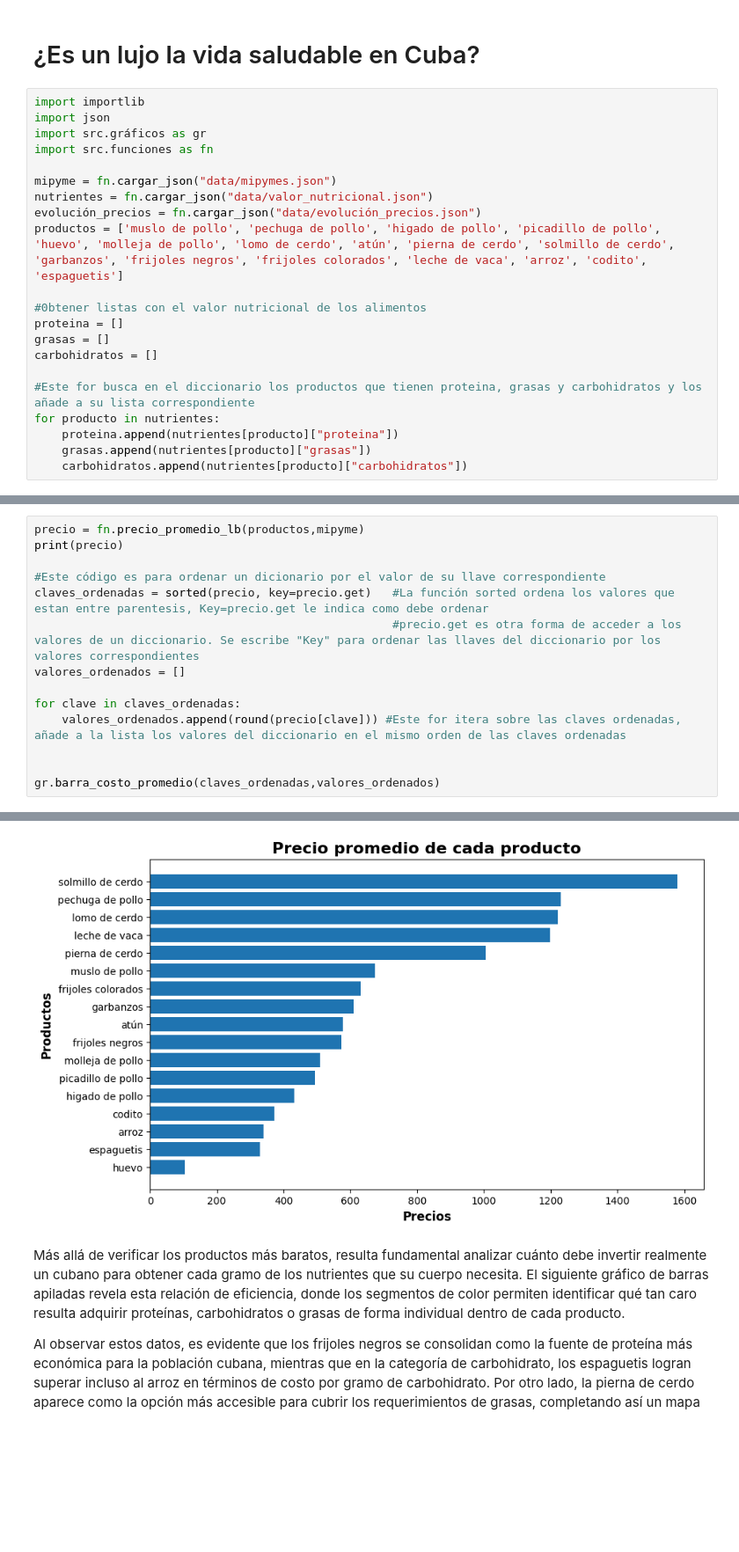
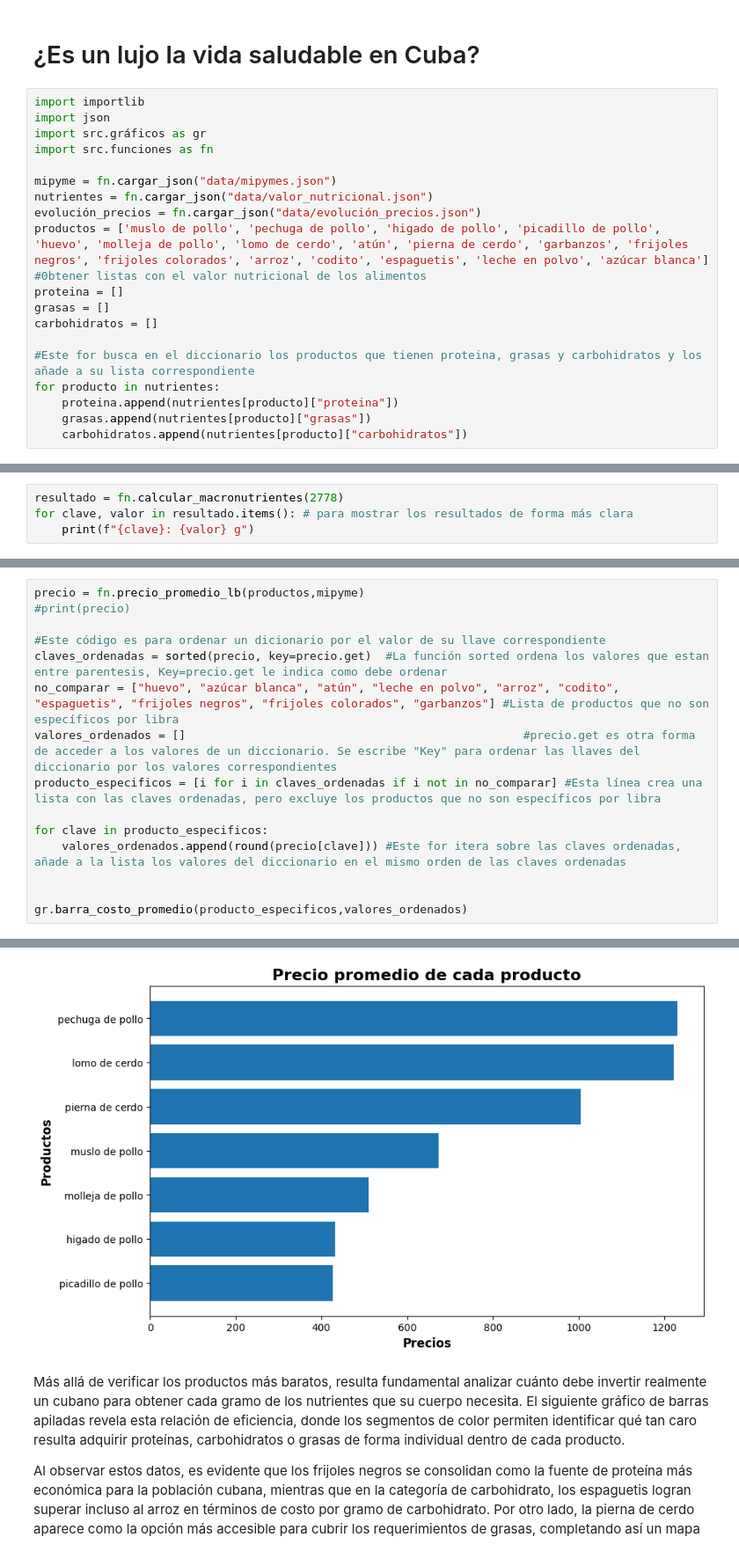
Before and after one commit to datascienceelias-png/proyecto_pipymes, a Jupyter notebook: analisis.ipynb, the cells around one changed output, grey strips where cells are left out. Shown at 88% size. Saved outputs shown, nothing was run; the diff lists cells and outputs as text; blank space fills up the shorter version.

```diff
--- a/analisis.ipynb
+++ b/analisis.ipynb
@@ -9,8 +9,7 @@ import src.funciones as fn
 mipyme = fn.cargar_json("data/mipymes.json")
 nutrientes = fn.cargar_json("data/valor_nutricional.json")
 evolución_precios = fn.cargar_json("data/evolución_precios.json")
-productos = ['muslo de pollo', 'pechuga de pollo', 'higado de pollo', 'picadillo de pollo', 'huevo', 'molleja de pollo', 'lomo de cerdo', 'atún', 'pierna de cerdo', 'solmillo de cerdo', 'garbanzos', 'frijoles negros', 'frijoles colorados', 'leche de vaca', 'arroz', 'codito', 'espaguetis']
-
+productos = ['muslo de pollo', 'pechuga de pollo', 'higado de pollo', 'picadillo de pollo', 'huevo', 'molleja de pollo', 'lomo de cerdo', 'atún', 'pierna de cerdo', 'garbanzos', 'frijoles negros', 'frijoles colorados', 'arroz', 'codito', 'espaguetis', 'leche en polvo', 'azúcar blanca']
 #0btener listas con el valor nutricional de los alimentos
 proteina = []
 grasas = []
@@ -82,0 +58,4 @@ proteinas: 65.0 g
+# %%
+resultado = fn.calcular_macronutrientes(2778)
+for clave, valor in resultado.items(): # para mostrar los resultados de forma más clara
+    print(f"{clave}: {valor} g")
@@ -90,15 +108,16 @@ Un dato revelador es la comparación entre carbohidratos: el espagueti resulta s
 # %%
 precio = fn.precio_promedio_lb(productos,mipyme)
-print(precio)
+#print(precio)
 
 #Este código es para ordenar un dicionario por el valor de su llave correspondiente
-claves_ordenadas = sorted(precio, key=precio.get)   #La función sorted ordena los valores que estan entre parentesis, Key=precio.get le indica como debe ordenar
-                                                    #precio.get es otra forma de acceder a los valores de un diccionario. Se escribe "Key" para ordenar las llaves del diccionario por los valores correspondientes
-valores_ordenados = []
+claves_ordenadas = sorted(precio, key=precio.get)  #La función sorted ordena los valores que estan entre parentesis, Key=precio.get le indica como debe ordenar
+no_comparar = ["huevo", "azúcar blanca", "atún", "leche en polvo", "arroz", "codito", "espaguetis", "frijoles negros", "frijoles colorados", "garbanzos"] #Lista de productos que no son específicos por libra
+valores_ordenados = []                                                 #precio.get es otra forma de acceder a los valores de un diccionario. Se escribe "Key" para ordenar las llaves del diccionario por los valores correspondientes
+producto_especificos = [i for i in claves_ordenadas if i not in no_comparar] #Esta línea crea una lista con las claves ordenadas, pero excluye los productos que no son específicos por libra
 
-for clave in claves_ordenadas:
+for clave in producto_especificos:
     valores_ordenados.append(round(precio[clave])) #Este for itera sobre las claves ordenadas, añade a la lista los valores del diccionario en el mismo orden de las claves ordenadas
 
 
-gr.barra_costo_promedio(claves_ordenadas,valores_ordenados)
+gr.barra_costo_promedio(producto_especificos,valores_ordenados)
 # %% [output]
@@ -106,4 +124,4 @@ gr.barra_costo_promedio(claves_ordenadas,valores_ordenados)
-[figure, old version]
+[figure, new version]
 # %% [markdown]
 Más allá de verificar los productos más baratos, resulta fundamental analizar cuánto debe invertir realmente un cubano para obtener cada gramo de los nutrientes que su cuerpo necesita. El siguiente gráfico de barras apiladas revela esta relación de eficiencia, donde los segmentos de color permiten identificar qué tan caro resulta adquirir proteínas, carbohidratos o grasas de forma individual dentro de cada producto.
 
```
Also changed, not shown: parts of 18 cells of this notebook, 10 other files.
